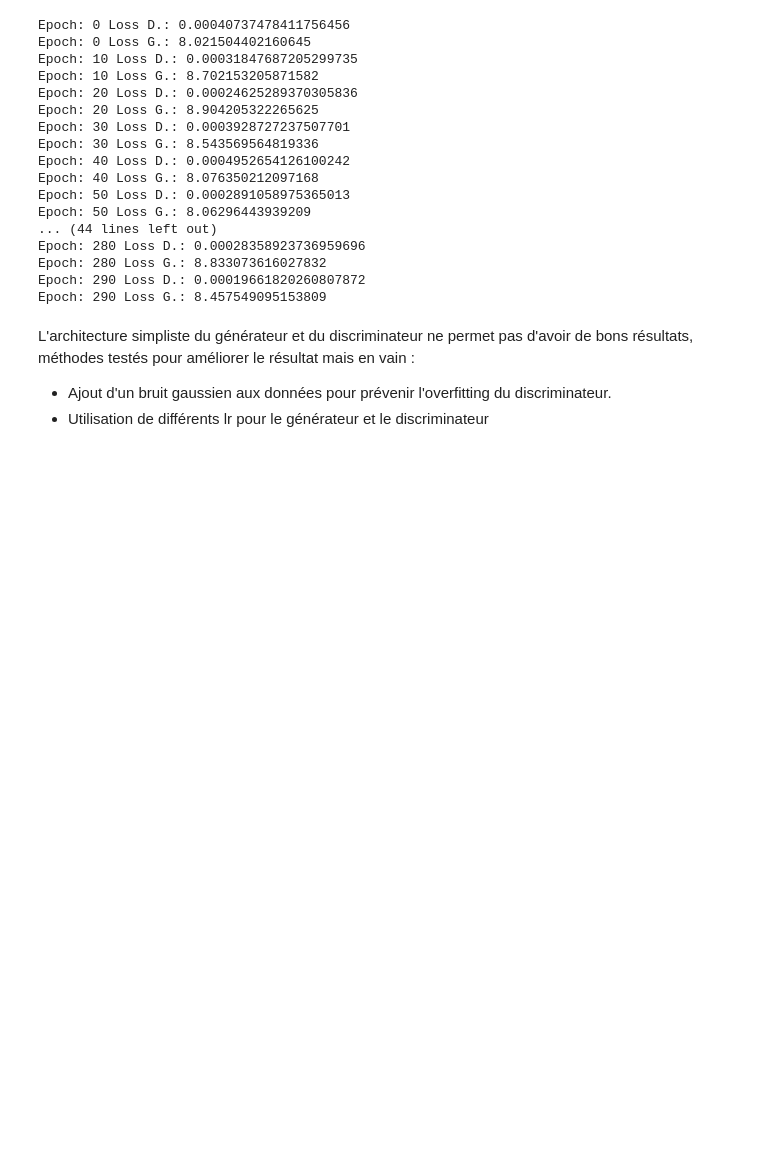
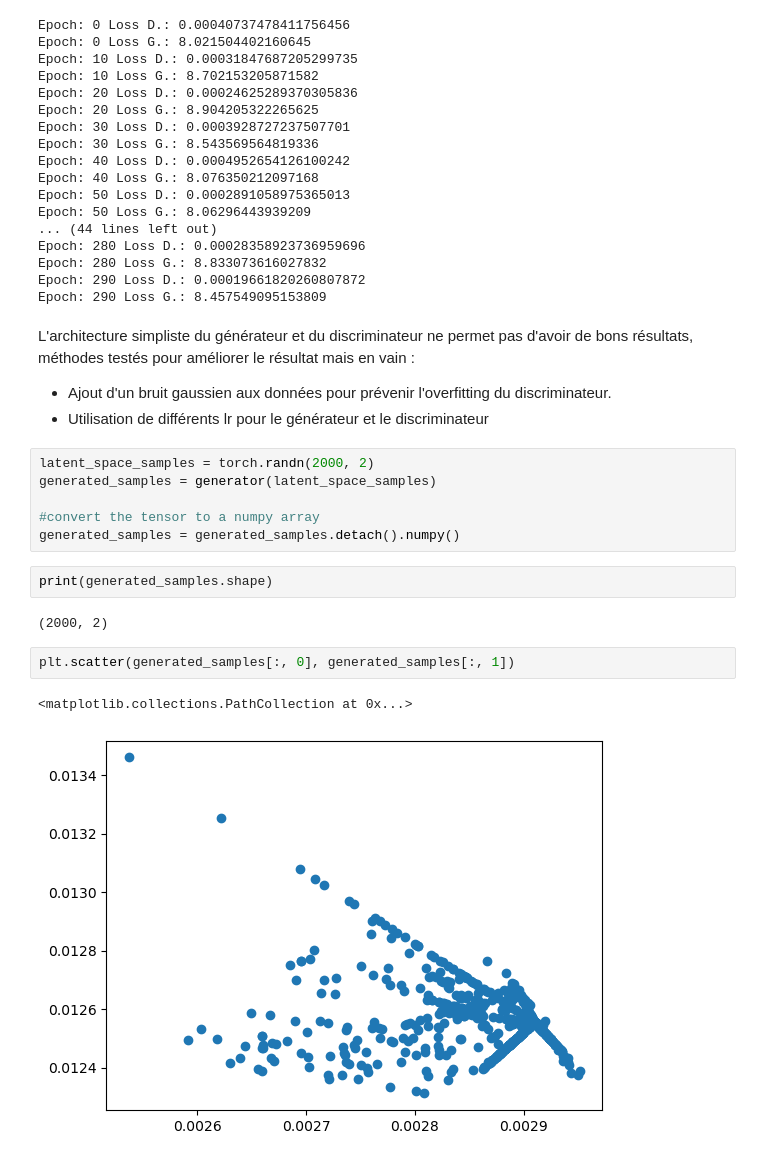
Before and after one commit to QMoayedpour/statapp-hsbc, a Jupyter notebook: basic gan.ipynb, the cells around one changed output. Drawn from its saved outputs; the diff is of its cells as text; blank space fills up the shorter version.

```diff
--- a/basic gan.ipynb
+++ b/basic gan.ipynb
@@ -432,3 +432,18 @@ Epoch: 290 Loss G.: 8.457549095153809
 L'architecture simpliste du générateur et du discriminateur ne permet pas d'avoir de bons résultats, méthodes testés pour améliorer le résultat mais en vain :
 - Ajout d'un bruit gaussien aux données pour prévenir l'overfitting du discriminateur.
 - Utilisation de différents lr pour le générateur et le discriminateur
+# %%
+latent_space_samples = torch.randn(2000, 2)
+generated_samples = generator(latent_space_samples)
+
+#convert the tensor to a numpy array
+generated_samples = generated_samples.detach().numpy()
+# %%
+print(generated_samples.shape)
+# %% [output]
+(2000, 2)
+# %%
+plt.scatter(generated_samples[:, 0], generated_samples[:, 1])
+# %% [output]
+<matplotlib.collections.PathCollection at 0x...>
+[figure, added]
```
